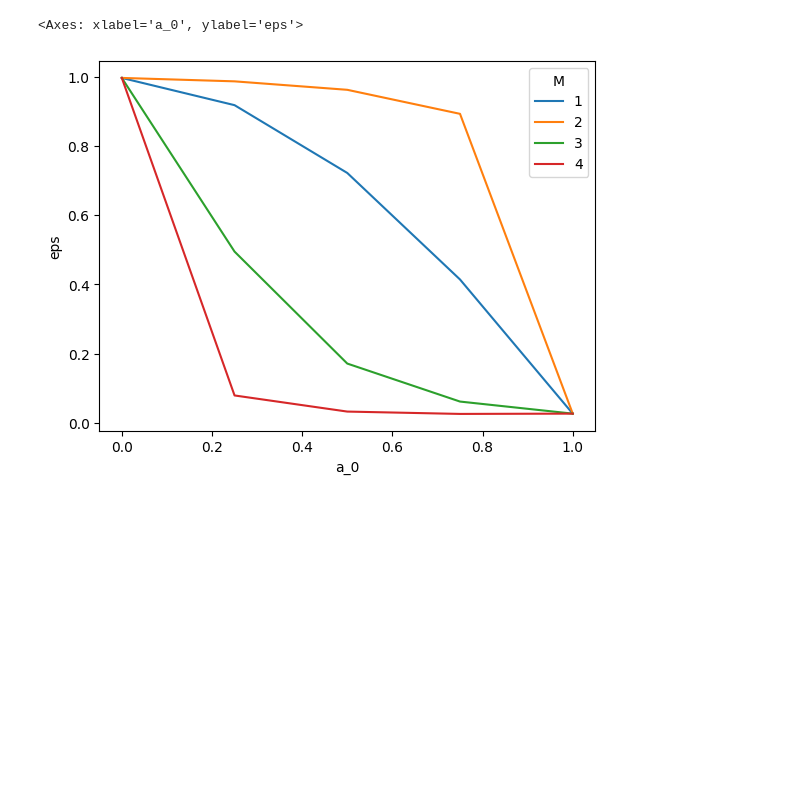
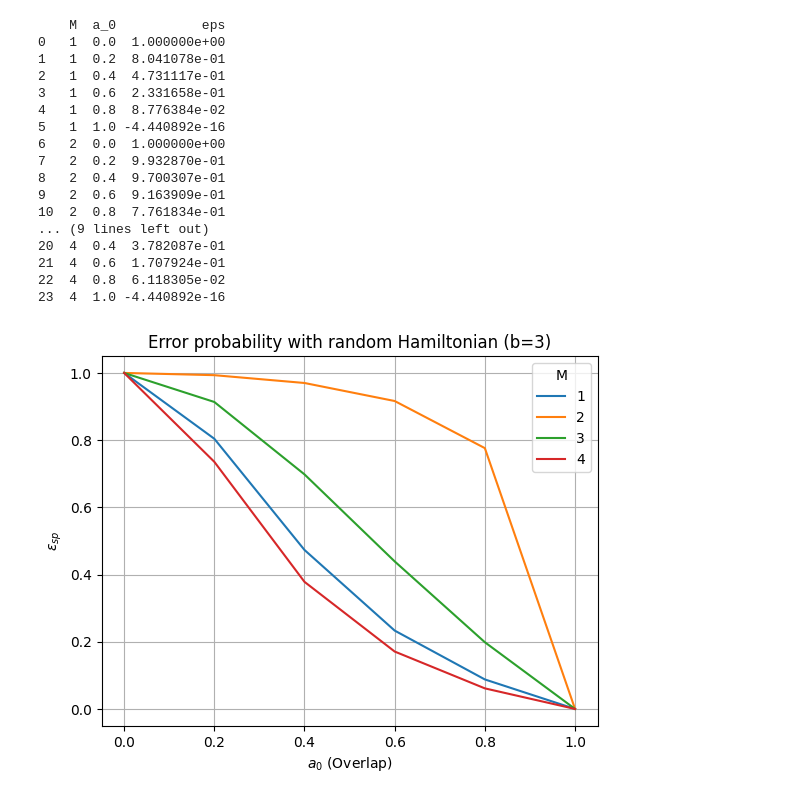
Before and after one commit to GiovanniZago/ImaginaryTimeEvolution, a Jupyter notebook: eps_plot.ipynb, the cells around one changed output. Cells and saved outputs as stored; diff of their text form; code cells hidden in the pictures; blank space fills up the shorter version.

```diff
--- a/eps_plot.ipynb
+++ b/eps_plot.ipynb
@@ -12,6 +15,5 @@ from qiskit.visualization import plot_histogram
 # %%
-def get_itimevol_circuit(M, H, t, psi_0, reps = 5):
-    N = 3
+def get_itimevol_circuit(N, M, H, t, psi_0):
     n_anc = 2 * M
 
 
@@ -48,30 +86,20 @@ def get_itimevol_circuit(M, H, t, psi_0, reps = 5):
 # %%
-# consider 3 qubits
-N   = 3
-N_q = 2 ** N
-t   = 1
-
-A = np.random.rand(N_q, N_q) + 1j * np.random.rand(N_q, N_q) - 1
-H = A + A.conj().T
-
-evs, w = eigh(H)
-w      = w.T
-gs     = w[0] / np.linalg.norm(w[0]) # we need to normalize it because later we calculate eps
-
 M_max    = 4
 M_values = np.arange(1, M_max + 1)
-n_points = 5
+n_points = 6
 a_values = np.linspace(0, 1, n_points)
 
 data = []
 
 for M in M_values:
+    print(f"M = {M}     eval * t / M: {evs * t / M}")
+
     for a_0 in a_values:
         n_anc = 2 * M
         psi_0 = a_0 * gs + np.sqrt(1 - a_0 ** 2) * w[1]
         psi_0 /= np.linalg.norm(psi_0)
 
-        qc = get_itimevol_circuit(M, H, t, psi_0)
+        qc = get_itimevol_circuit(N, M, H, t, psi_0)
         qc.save_statevector()
 
         aer_sim = Aer.get_backend("aer_simulator_statevector_gpu")
@@ -90,5 +118,6 @@ for M in M_values:
         final_state          = np.array([t[1] for t in final_state_sys_list])
         final_state          /= np.linalg.norm(final_state)
 
-        eps = 1 - np.abs(np.dot(gs, final_state)) ** 2
+        # print(f"Normalization check: ||gs|| = {np.linalg.norm(gs)}      ||final_state|| = {np.linalg.norm(final_state)}")
+        eps = 1 - np.abs(np.vdot(gs, final_state)) ** 2
         data.append((M, a_0, eps))
@@ -95,6 +129,27 @@ for M in M_values:
 # %%
 df = pd.DataFrame(data, columns=["M", "a_0", "eps"])
+print(df)
 sns.lineplot(df, x = "a_0", y = "eps", hue = "M", palette="tab10")
+plt.xlabel(r'$a_0$ (Overlap)')
+plt.ylabel(r'$\epsilon_{sp}$')
+plt.title(f"Error probability with random Hamiltonian (b={bound})")
+plt.grid()
 # %% [output]
-<Axes: xlabel='a_0', ylabel='eps'>
+    M  a_0           eps
+0   1  0.0  1.000000e+00
+1   1  0.2  8.041078e-01
+2   1  0.4  4.731117e-01
+3   1  0.6  2.331658e-01
+4   1  0.8  8.776384e-02
+5   1  1.0 -4.440892e-16
+6   2  0.0  1.000000e+00
+7   2  0.2  9.932870e-01
+8   2  0.4  9.700307e-01
+9   2  0.6  9.163909e-01
+10  2  0.8  7.761834e-01
+... (9 lines left out)
+20  4  0.4  3.782087e-01
+21  4  0.6  1.707924e-01
+22  4  0.8  6.118305e-02
+23  4  1.0 -4.440892e-16
-[figure, old version]
+[figure, new version]
```
Also changed, not shown: parts of 3 cells of this notebook, 8 other files.
